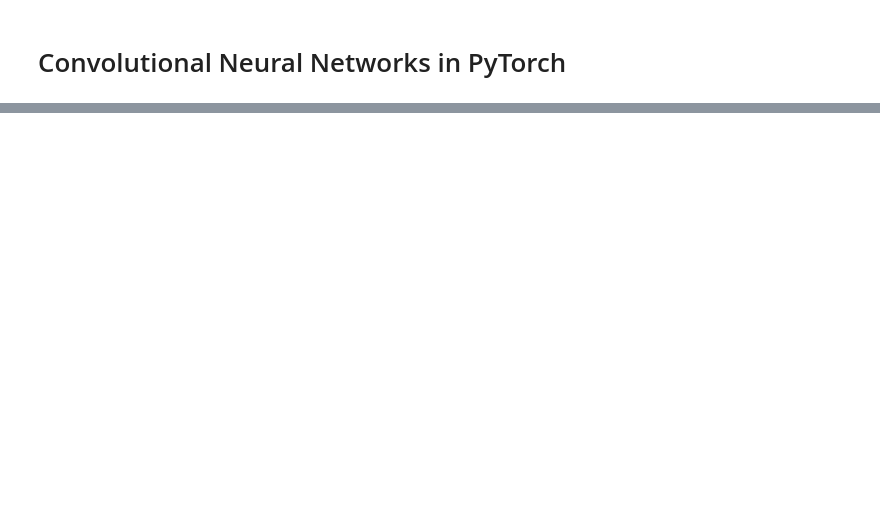
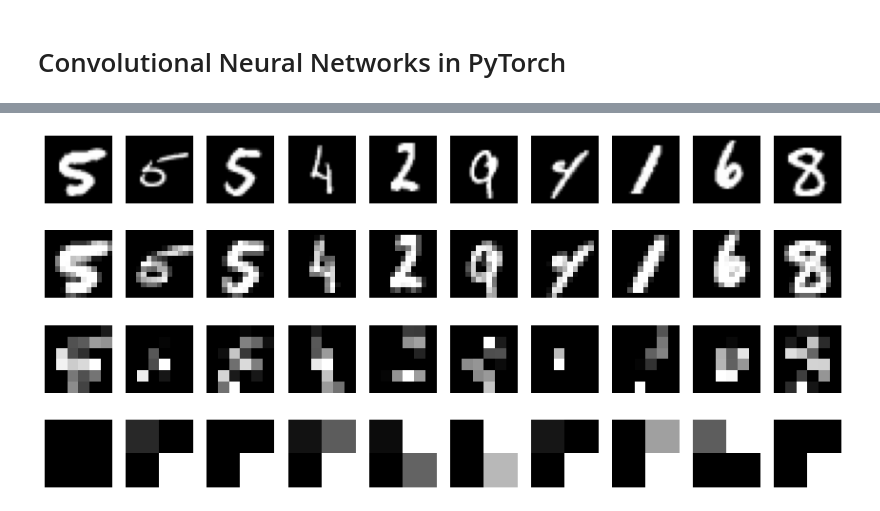
Before and after one commit to World4AI/World4AI, a Jupyter notebook: website/src/notebooks/convolutional_neural_networks/basics.ipynb, the cells around one changed output, grey strips where cells are left out. Saved outputs shown, nothing was run; the diff lists cells and outputs as text; code cells hidden in the pictures; blank space fills up the shorter version.

```diff
--- a/website/src/notebooks/convolutional_neural_networks/basics.ipynb
+++ b/website/src/notebooks/convolutional_neural_networks/basics.ipynb
@@ -166,0 +199,25 @@ plot_history(history)
+# %%
+num_images = 10
+layers = [2, 5, 8]
+fig = plt.figure(figsize=(15, 7))
+for i in range(num_images):
+    # draw original image
+    fig.add_subplot(4, num_images, i+1)
+    orig_img = np.array(train_dataset[i][0]).squeeze()
+    plt.imshow(orig_img, cmap="gray")
+    plt.axis('off')
+
+    torch_img = train_dataset[i][0].to(DEVICE)
+    # draw images after convolution, relu and maxpooling
+    # the index of the layer is described in the layers list
+    for idx, layer in enumerate(layers):
+        conv_imgs = model.get_features(torch_img, layer)
+        # we only look at one channel
+        conv_img = np.array(conv_imgs[5].cpu())
+        fig.add_subplot(4, num_images, num_images*(idx+1)+i+1)
+        plt.imshow(conv_img, cmap="gray")
+        plt.axis('off')
+
+plt.show()
+# %% [output]
+[figure, added]
```
Also changed, not shown: parts of 17 cells of this notebook.
